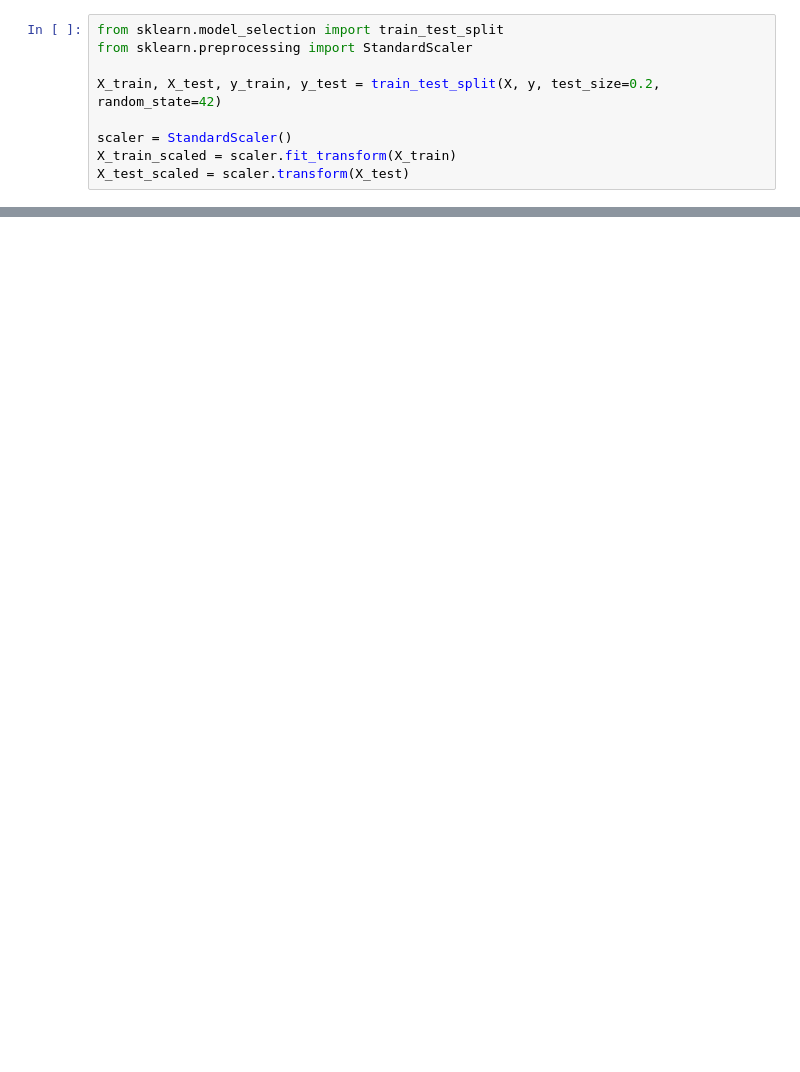
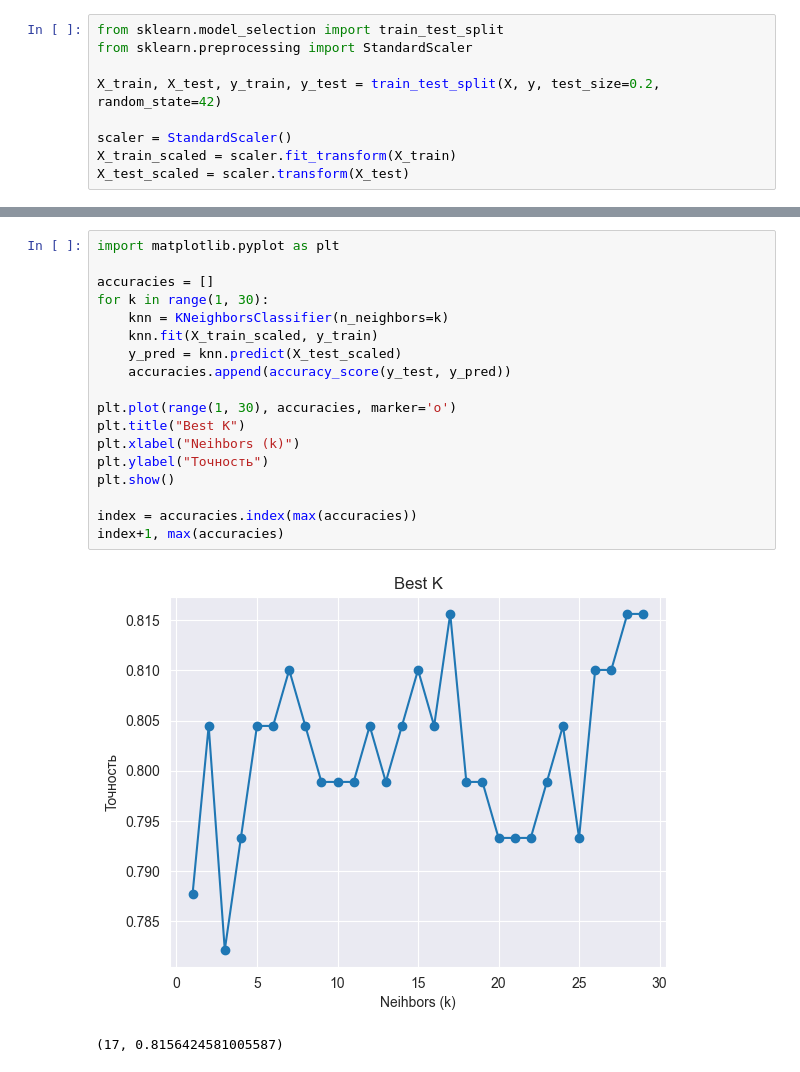
Before and after one commit to RatmirTech/001_Titanic_ML, a Jupyter notebook: main.ipynb, the cells around one changed output, grey strips where cells are left out. Drawn from its saved outputs; the diff is of its cells as text; blank space fills up the shorter version.

```diff
--- a/main.ipynb
+++ b/main.ipynb
@@ -165,0 +80,21 @@ weighted avg       0.78      0.78      0.78       179
+# %%
+import matplotlib.pyplot as plt
+
+accuracies = []
+for k in range(1, 30):
+    knn = KNeighborsClassifier(n_neighbors=k)
+    knn.fit(X_train_scaled, y_train)
+    y_pred = knn.predict(X_test_scaled)
+    accuracies.append(accuracy_score(y_test, y_pred))
+
+plt.plot(range(1, 30), accuracies, marker='o')
+plt.title("Best K")
+plt.xlabel("Neihbors (k)")
+plt.ylabel("Точность")
+plt.show()
+
+index = accuracies.index(max(accuracies))
+index+1, max(accuracies)
+# %% [output]
+[figure, added]
+(17, 0.8156424581005587)
```
Also changed, not shown: parts of 9 cells of this notebook.
